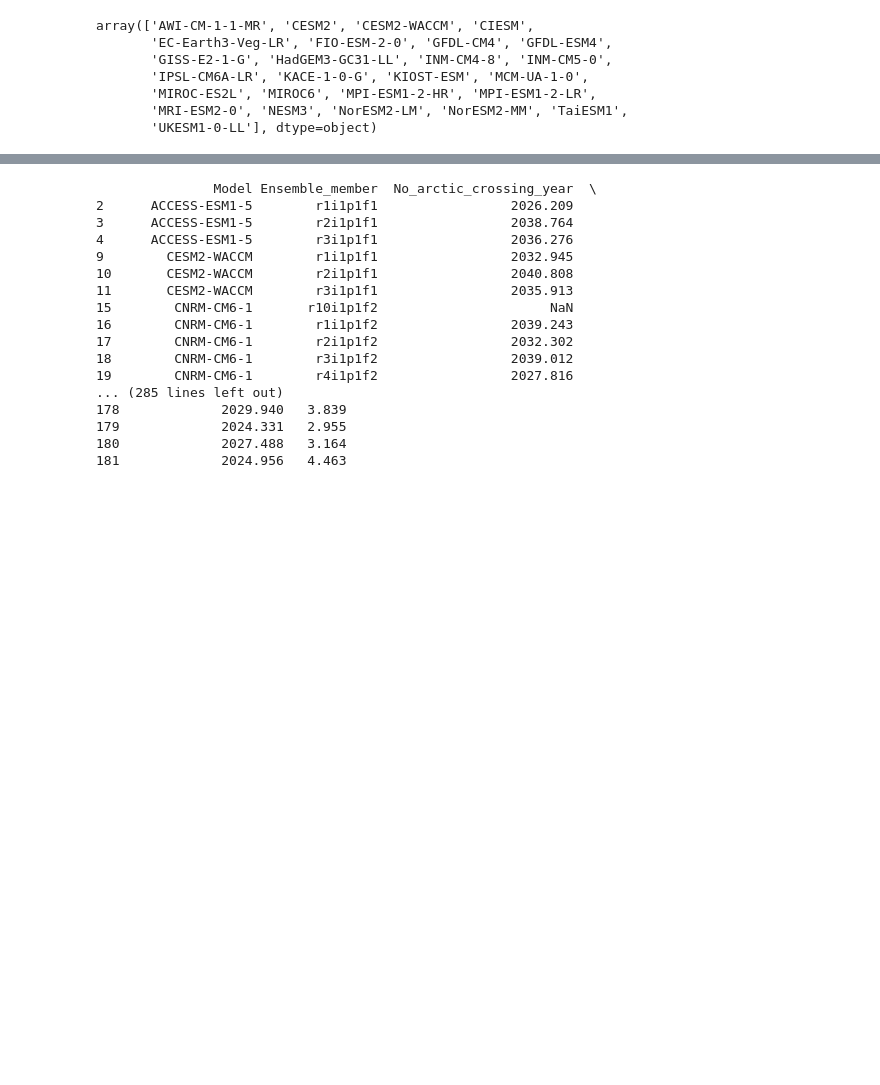
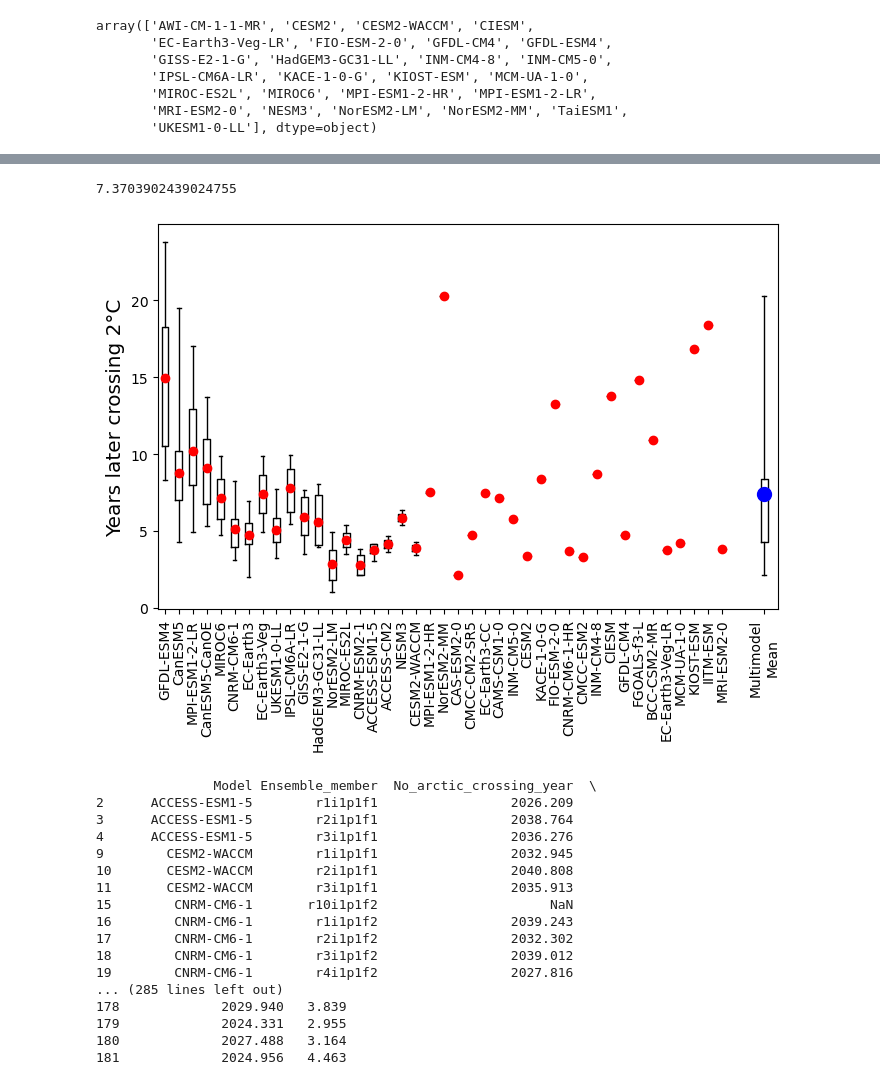
Before and after one commit to alistairduffey/AAandParis, a Jupyter notebook: plotting_v5.ipynb, the cells around one changed output, grey strips where cells are left out. Cells and saved outputs as stored; diff of their text form; code cells hidden in the pictures; blank space fills up the shorter version.

```diff
--- a/plotting_v5.ipynb
+++ b/plotting_v5.ipynb
@@ -455,0 +425,18 @@ plt.savefig('Figures/crossing_years.png', dpi=300)
+# %%
+out_df_ME.dropna(inplace=True)
+
+models = list(set(out_df_ME['Model']))
+
+ensemble_members = [out_df_ME[out_df_ME['Model']==model].shape[0] for model in models]
+
+ensemble_members = [np.max(out_df_ME[out_df_ME['Model']==model]['gap']) - np.min(out_df_ME[out_df_ME['Model']==model]['gap']) for model in models]
+
+ensemble_members = pd.DataFrame({'model':models,'members':ensemble_members})
+
+ensemble_members = ensemble_members.sort_values('members').iloc[::-1]
+
+# b, c = ensemble_members.loc[30], ensemble_members.loc[1]
+# temp = ensemble_members.loc[30].copy()
+# ensemble_members.loc[30] = c
+# ensemble_members.loc[1] = temp
+ensemble_members
@@ -456,3 +461,61 @@ plt.savefig('Figures/crossing_years.png', dpi=300)
+# %%
+## plot
+
+models = ensemble_members['model']
+
+out_df_ME.dropna(inplace=True)
+
+vectors = [out_df_ME[out_df_ME['Model']==m]['gap'] for m in models]
+
+means = np.array([list(v)[0] for v in vectors])
+
+
+fig, ax = plt.subplots(1,1,figsize=(8,5))
+
+ax.boxplot(vectors,positions=np.arange(len(vectors)),whis=[0,100],showmeans=True,medianprops={'linewidth':0},
+                                                                                       meanprops={'marker':'o',
+                                                                                      'markerfacecolor':'r',
+                                                                                      'markeredgecolor':'r'})
+
+mm_shift = 2
+
+ax.boxplot(means,positions=[len(vectors)+mm_shift],widths=0.5,
+           showmeans=True,
+           whis=[0,100],
+           medianprops={'linewidth':0},
+           meanprops={'marker':'o',
+                      'markersize':10,
+                      'markerfacecolor':'b',
+                      'markeredgecolor':'b'},
+          )
+
+print(np.nanmean(means))
+
+# for e, v in enumerate(vectors[:-1]):
+#     ax.scatter(np.full(len(vers.loc[30].copy()
+# ensemble_members.lo),e),v,color='k',s=8,zorder=10)
+
+# ax.set_ylim(0,12)
+ax.set_xlim(-0.5,len(vectors)+mm_shift+1)
+
+ax.set_xticklabels(list(models)+['Multimodel\nMean'],rotation=90)
+
+
+# print(np.nanmean(means))
+
+ax.set_ylabel(f'Years later crossing {temp_thresh}°C',fontsize='x-large')
+
+# ax.xaxis.set_tick_params(rotation=90)
+# # plt.grid(color = 'green', linestyle = '--', linewidth = 0.5)
+
+# fig = plt.gcf()
+# plt.tight_layout()
+# plt.savefig('Figures/crossing_years_T.png', dpi=300)
+
+plt.show()
+# %% [output]
+7.3703902439024755
+[figure, added]
 # %%
 with pd.option_context('display.max_rows', None, 'display.max_columns', None):  # more options can be specified also
     print(out_df_ME)
```
Also changed, not shown: parts of 12 cells of this notebook.
